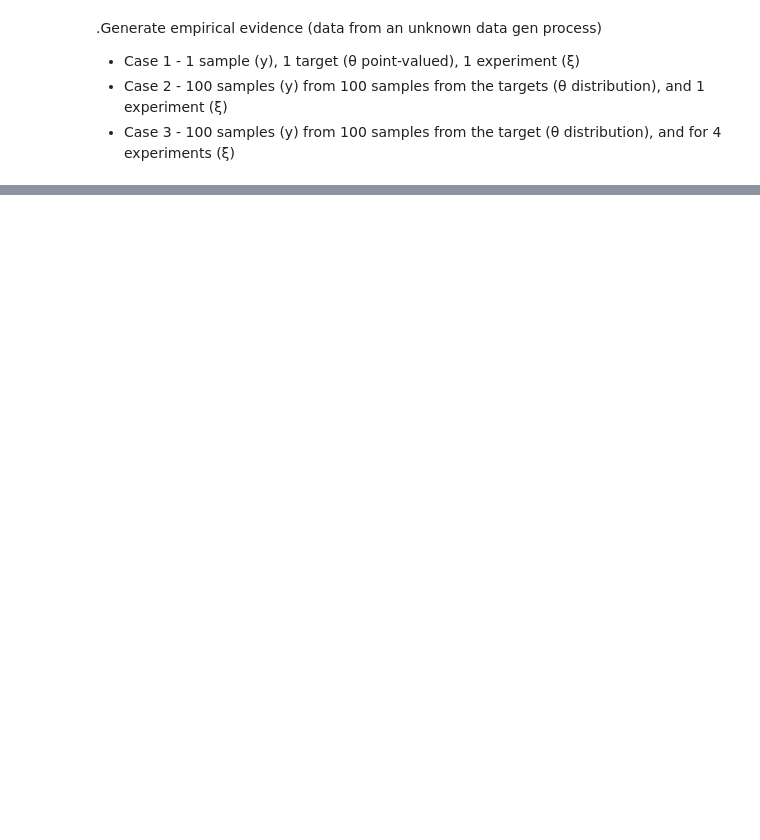
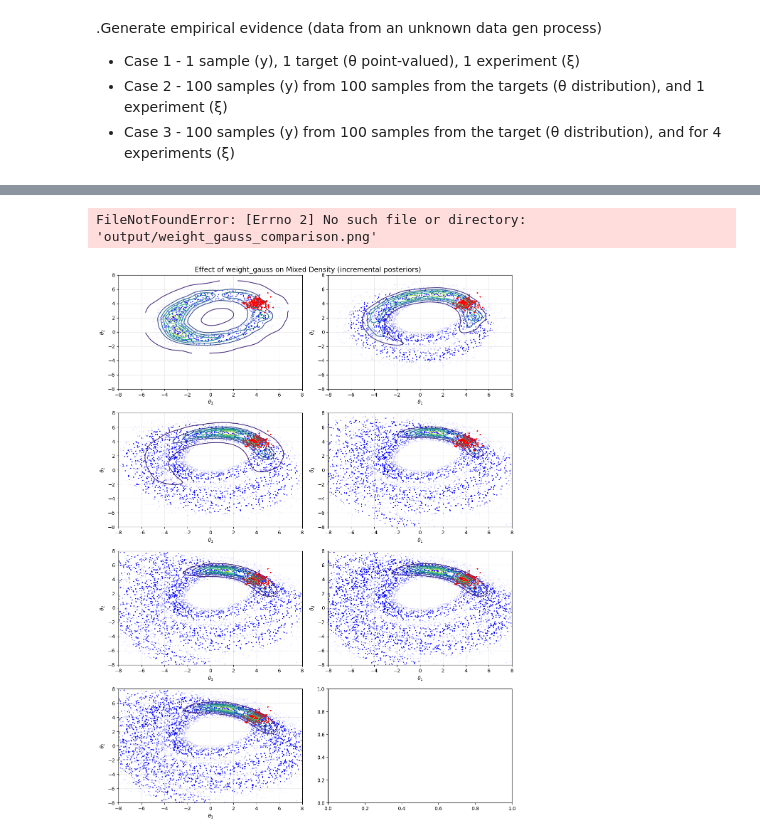
Before and after one commit to Roberock/KNNcalibrator, a Jupyter notebook: examples/knn_examples1_QuadraticFun_adaptive.ipynb, the cells around one changed output, grey strips where cells are left out. Drawn from its saved outputs; the diff is of its cells as text; code cells hidden in the pictures; blank space fills up the shorter version.

```diff
--- a/examples/knn_examples1_QuadraticFun_adaptive.ipynb
+++ b/examples/knn_examples1_QuadraticFun_adaptive.ipynb
@@ -103,0 +370,58 @@ plt.show()
+# %%
+
+def plot_mixed_density(ax, theta_sets, theta_true=None, title="", weight_gauss=0.9, bandwidth=None, ridge=1e-3,
+                       grid_size=150, bounds=None, pad=0.05, scatter_alpha=0.05):
+    theta_sets = [np.asarray(th, dtype=float) for th in theta_sets]
+    if bounds is None:
+        mins = np.min([th.min(axis=0) for th in theta_sets], axis=0)
+        maxs = np.max([th.max(axis=0) for th in theta_sets], axis=0)
+        span = np.maximum(maxs - mins, 1e-8)
+        mins = mins - pad * span
+        maxs = maxs + pad * span
+        bounds = ((mins[0], maxs[0]), (mins[1], maxs[1]))
+    (x_min, x_max), (y_min, y_max) = bounds
+    x = np.linspace(x_min, x_max, grid_size)
+    y = np.linspace(y_min, y_max, grid_size)
+    X, Y = np.meshgrid(x, y)
+    grid_points = np.column_stack([X.ravel(), Y.ravel()])
+    Z_joint = np.ones(grid_points.shape[0])
+    p_u = uniform_prior_pdf(grid_points, bounds)
+    for theta_set_ei in theta_sets:
+        Z_joint *= gaussian_kernel_pdf(grid_points, theta_set_ei, bandwidth=bandwidth, ridge=ridge)
+        ax.scatter(theta_set_ei[:, 0], theta_set_ei[:, 1], s=1, alpha=scatter_alpha, c='b')
+    Z_joint = weight_gauss * Z_joint + (1.0 - weight_gauss) * p_u
+    Z_joint = Z_joint.reshape(grid_size, grid_size)
+    cf = ax.contour(X, Y, Z_joint, levels=6, linewidths=1.5, label="knn-reconstructed PDF")
+    if theta_true is not None:
+        ax.scatter(theta_true[:, 0], theta_true[:, 1], alpha=1.0, c="r", s=10, marker='+', label="true target")
+    ax.set_title(title)
+    ax.set_xlabel(r"$\theta_1$")
+    ax.set_ylabel(r"$\theta_2$")
+    return cf
+
+# Now execute the weight_gauss loop as multi-panel for comparison
+weight_gauss_list = [0.5, 0.6, 0.7, 0.8, 0.9, 0.99, 0.999]
+n_wg = len(weight_gauss_list)
+fig, axs = plt.subplots(4, 2, figsize=(12, 16))
+axs = axs.flatten()
+for idx, (wg, ax) in enumerate(zip(weight_gauss_list, axs)):
+    all_theta = np.vstack(posterior_list[:idx+1])
+    cf = plot_mixed_density(
+        ax, posterior_list[:idx+1],
+        theta_true=theta_true_c3,
+        #title=f"wg={wg}",
+        weight_gauss=wg,
+        ridge=1e-3,
+        grid_size=100
+    )
+    ax.set_xlim([-8,8])
+    ax.set_ylim([-8,8])
+    ax.grid(True, alpha=0.3)
+plt.suptitle("Effect of weight_gauss on Mixed Density (incremental posteriors)", fontsize=14)
+plt.tight_layout()
+fig.savefig('output/weight_gauss_comparison.png', dpi=150, bbox_inches='tight')
+plt.close(fig)
+print('Saved weight_gauss multi-panel plot')
+# %% [output]
+FileNotFoundError: [Errno 2] No such file or directory: 'output/weight_gauss_comparison.png'
+[figure, added]
```
Also changed, not shown: parts of 16 cells of this notebook, 7 other files.
